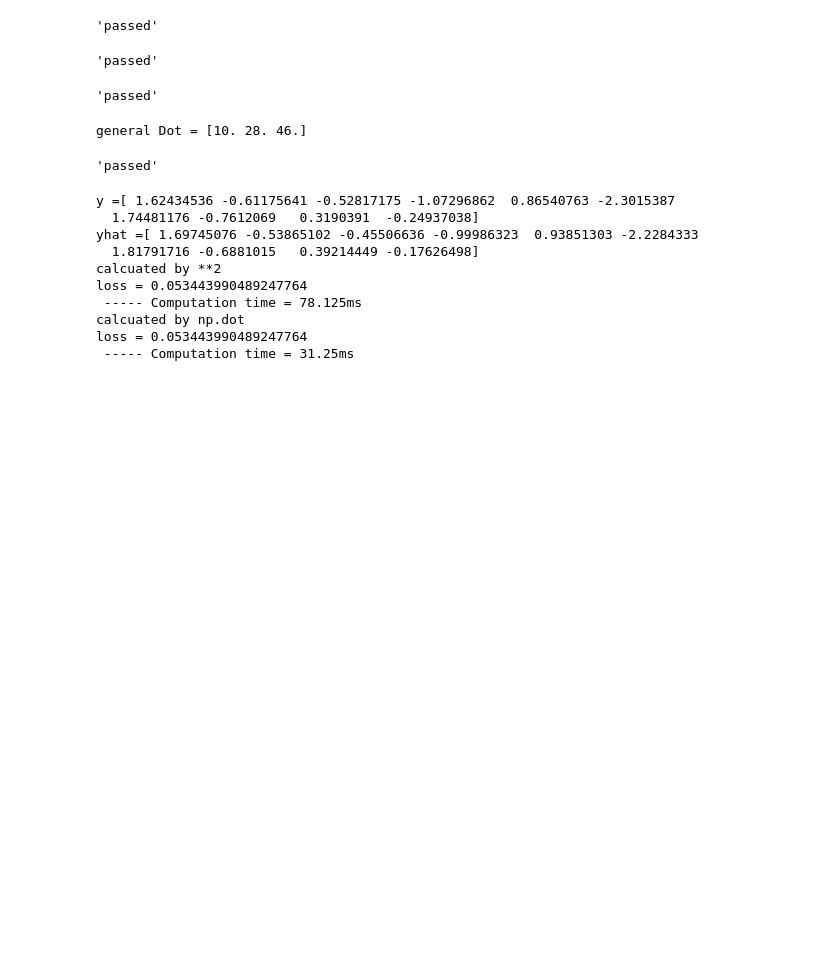
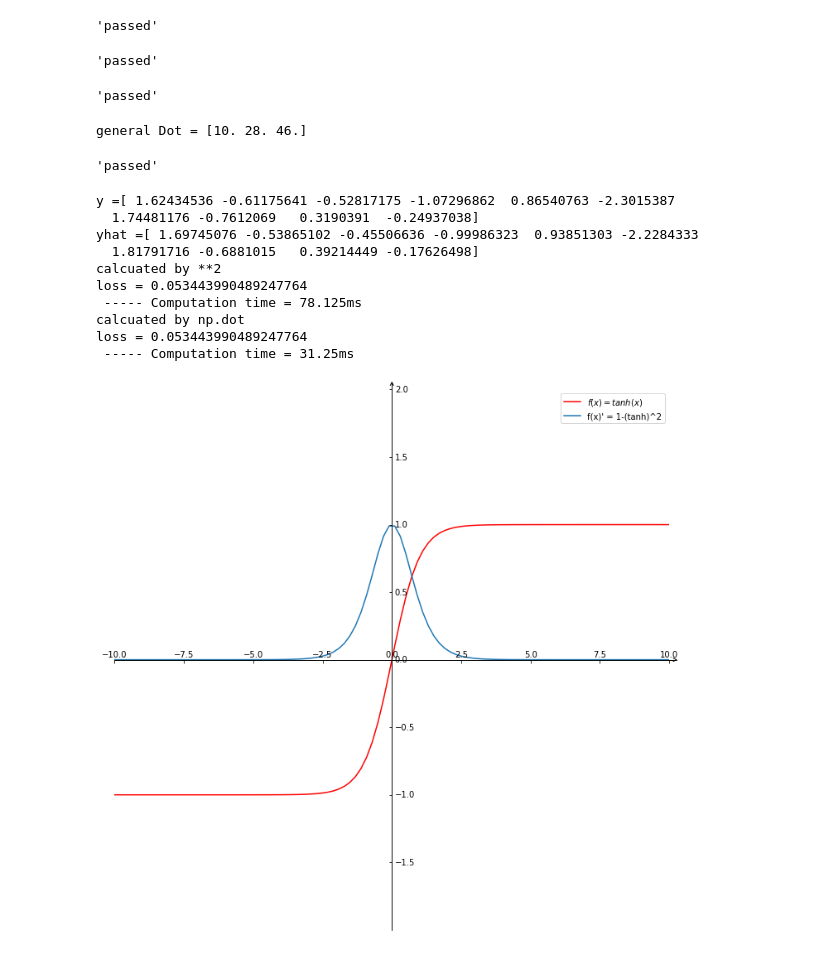
Before and after one commit to pandenghuang/Andrew-Ng-Deep-Learning-notes, a Jupyter notebook: clippingBook.ipynb, the cells around one changed output. Cells and saved outputs as stored; diff of their text form; code cells hidden in the pictures; blank space fills up the shorter version.

```diff
--- a/clippingBook.ipynb
+++ b/clippingBook.ipynb
@@ -336,3 +336,77 @@ loss = 0.053443990489247764
 calcuated by np.dot
 loss = 0.053443990489247764
  ----- Computation time = 31.25ms
+# %%
+#Tanh函数及其导数
+import math
+import matplotlib.pyplot as plt
+import numpy as np
+import mpl_toolkits.axisartist as axisartist
+
+# Tanh 激活函数
+class Tanh:
+    # 原函数
+    def forward(self, x):
+        return (np.exp(x) - np.exp(-x)) / (np.exp(x) + np.exp(-x))
+    # 导数
+    def backward(self, outx):
+        tanh = (np.exp(outx) - np.exp(-outx)) / (np.exp(outx) + np.exp(-outx))
+        return 1 - math.pow(tanh, 2)
+
+# 画图
+def Axis(fig, ax):
+    #将绘图区对象添加到画布中
+    fig.add_axes(ax)
+    # 隐藏坐标抽
+    ax.axis[:].set_visible(False)
+    # new_floating_axis 创建新的坐标
+    ax.axis["x"] = ax.new_floating_axis(0, 0)
+    # 给 x 轴创建箭头线，大小为1.0
+    ax.axis["x"].set_axisline_style("->", size = 1.0)
+    # 给 x 轴箭头指向方向
+    ax.axis["x"].set_axis_direction("top")
+    # 同理，创建 y 轴
+    ax.axis["y"] = ax.new_floating_axis(1, 0)
+    ax.axis["y"].set_axisline_style("->", size = 1.0)
+    ax.axis["y"].set_axis_direction("right")
+
+# 返回间隔均匀的100个样本，计算间隔为[start, stop]。
+x =  np.linspace(-10, 10, 100)
+y_forward = []
+y_backward = []
+
+def get_list_forward(x):
+    for i in range(len(x)):
+        y_forward.append(Tanh().forward(x[i]))
+    return y_forward
+
+def get_list_backward(x):
+    for i in range(len(x)):
+        y_backward.append(Tanh().backward(x[i]))
+    return y_backward
+
+y_forward = get_list_forward(x)
+y_backward = get_list_backward(x)
+
+#创建画布
+fig = plt.figure(figsize=(12, 12))
+
+#创建绘图对象ax
+ax = axisartist.Subplot(fig, 111)
+Axis(fig, ax)
+
+# 设置x, y轴范围
+plt.ylim((-2, 2))
+plt.xlim((-10, 10))
+
+# 原函数，forward function
+plt.plot(x, y_forward, color='red', label='$f(x) = tanh(x)$')
+plt.legend()
+
+# 导数， backward function
+plt.plot(x, y_backward, label='f(x)\' = 1-(tanh)^2')
+plt.legend()
+
+plt.show()
+# %% [output]
+[figure, added]
```
Also changed, not shown: 6 other files.
